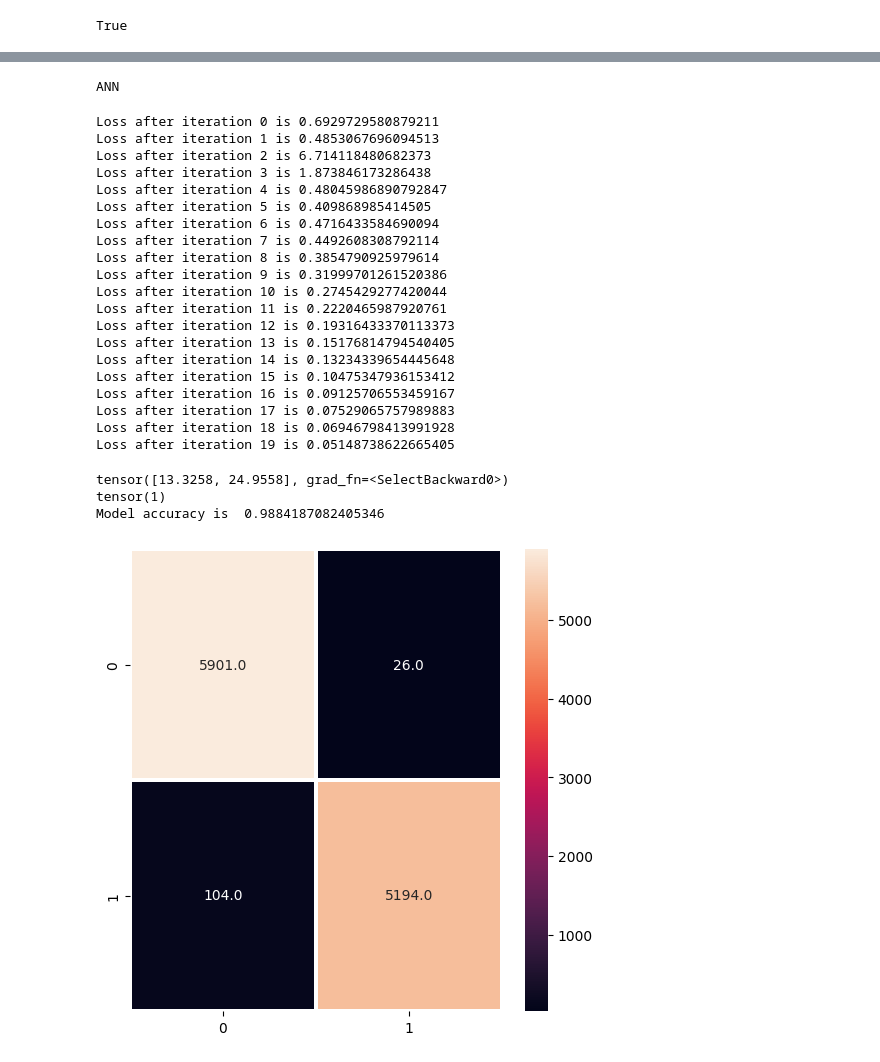
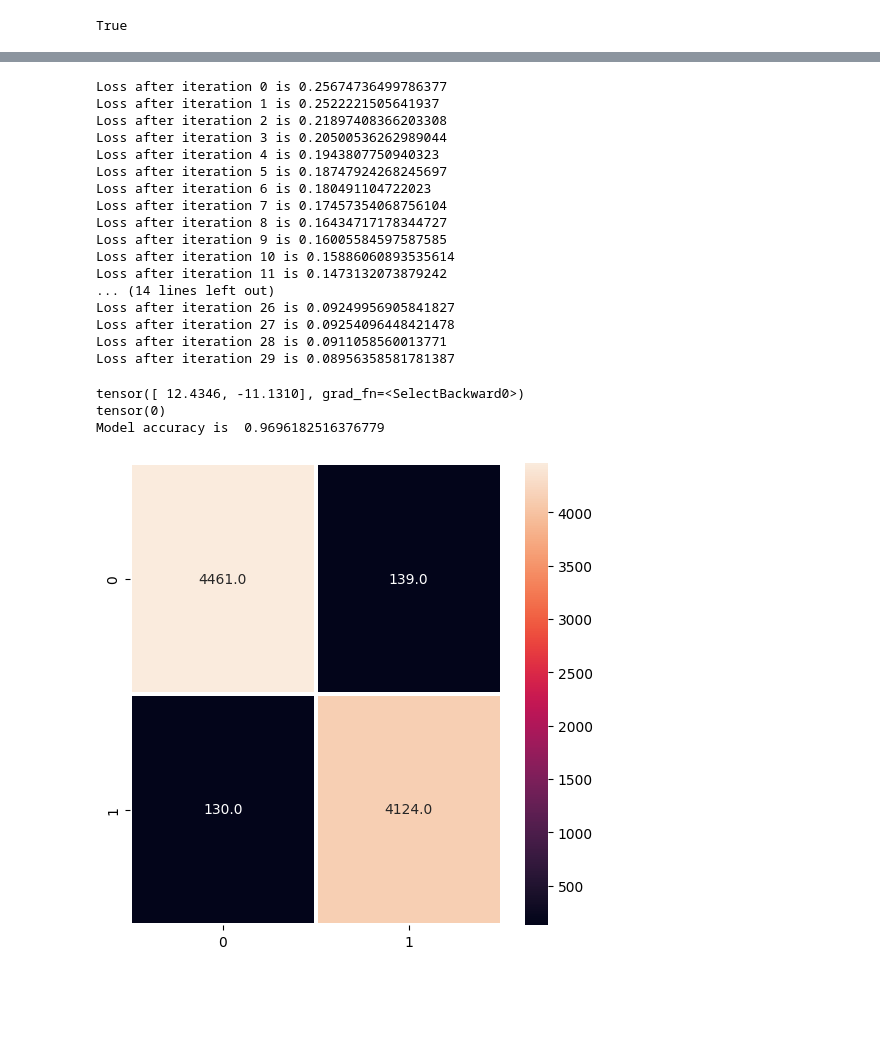
Before and after one commit to hosseindamavandi/Fake-News-Detection, a Jupyter notebook: Note-Books/ANN/ANN_Using_Dropout.ipynb, the cells around one changed output, grey strips where cells are left out. Saved outputs shown, nothing was run; the diff lists cells and outputs as text; code cells hidden in the pictures; blank space fills up the shorter version.

```diff
--- a/Note-Books/ANN/ANN_Using_Dropout.ipynb
+++ b/Note-Books/ANN/ANN_Using_Dropout.ipynb
@@ -284,3 +201,7 @@ print(Y_test.shape)
+# %%
+from sklearn.model_selection import train_test_split
+# Split the data into training and testing sets
+X_train, X_test, y_train, y_test = train_test_split(X_combined, y, test_size=0.2, random_state=42)
 # %%
 """
 pytorch
@@ -300,17 +221,17 @@ train test split
 """
 from sklearn.model_selection import train_test_split
 # %%
-print("ANN")
 class ANN(nn.Module):
 
     def __init__(self):
 
         super(ANN, self).__init__()
-        self.linear1 = nn.Linear(5008, 2000)
+        # self.linear1 = nn.Linear(5008, 200)
+        self.linear1 = nn.Linear(200, 1000)
         self.relu1 = nn.ReLU()
         self.dropout1 = nn.Dropout(0.5)  # Add dropout layer
 
-        self.linear2 = nn.Linear(2000, 500)
+        self.linear2 = nn.Linear(1000, 500)
         self.relu2 = nn.ReLU()
         self.dropout2 = nn.Dropout(0.5)
 
@@ -348,26 +269,24 @@ class ANN(nn.Module):
         return out
 
 
-model = ANN()
-optimizer = torch.optim.Adam(model.parameters(),lr=0.01)
+ann_model = ANN()
+optimizer = torch.optim.Adam(ann_model.parameters(),lr=0.01)
 # optimizer = torch.optim.Adam(model.parameters(), lr=0.01 * (0.1 ** (epoch // 10)))
 # optimizer = torch.optim.AdamW(model.parameters(), lr=0.01)
 
 
 error = nn.CrossEntropyLoss()
-# %% [output]
-ANN
 # %%
 # Converting numpy arrays into pytorch tensors
 X_train = torch.Tensor(X_train)
 
 # You must convert it into LongTensor. I did it once
-Y_train = torch.Tensor(Y_train).type(torch.LongTensor)
+y_train = torch.Tensor(y_train).type(torch.LongTensor)
 
 X_test = torch.Tensor(X_test)
-Y_test = torch.Tensor(Y_test)
+y_test = torch.Tensor(y_test)
 
-EPOCHS = 20
+EPOCHS = 30
 
 for epoch in range(EPOCHS):
 
@@ -375,10 +294,10 @@ for epoch in range(EPOCHS):
     optimizer.zero_grad()
 
     # Forward Propagation
-    outs = model(X_train)
+    outs = ann_model(X_train)
 
     # Computing Loss
-    loss = error(outs,Y_train)
+    loss = error(outs,y_train)
 
     # Backward propagation
     loss.backward()
@@ -389,49 +308,46 @@ for epoch in range(EPOCHS):
     # Printing loss
     print(f"Loss after iteration {epoch} is {loss}")
 # %% [output]
-Loss after iteration 0 is 0.6929729580879211
-Loss after iteration 1 is 0.4853067696094513
-Loss after iteration 2 is 6.714118480682373
-Loss after iteration 3 is 1.873846173286438
-Loss after iteration 4 is 0.48045986890792847
-Loss after iteration 5 is 0.409868985414505
-Loss after iteration 6 is 0.4716433584690094
-Loss after iteration 7 is 0.4492608308792114
-Loss after iteration 8 is 0.3854790925979614
-Loss after iteration 9 is 0.31999701261520386
-Loss after iteration 10 is 0.2745429277420044
-Loss after iteration 11 is 0.2220465987920761
-Loss after iteration 12 is 0.19316433370113373
-Loss after iteration 13 is 0.15176814794540405
-Loss after iteration 14 is 0.13234339654445648
-Loss after iteration 15 is 0.10475347936153412
-Loss after iteration 16 is 0.09125706553459167
-Loss after iteration 17 is 0.07529065757989883
-Loss after iteration 18 is 0.06946798413991928
-Loss after iteration 19 is 0.05148738622665405
+Loss after iteration 0 is 0.25674736499786377
+Loss after iteration 1 is 0.2522221505641937
+Loss after iteration 2 is 0.21897408366203308
+Loss after iteration 3 is 0.20500536262989044
+Loss after iteration 4 is 0.1943807750940323
+Loss after iteration 5 is 0.18747924268245697
+Loss after iteration 6 is 0.180491104722023
+Loss after iteration 7 is 0.17457354068756104
+Loss after iteration 8 is 0.16434717178344727
+Loss after iteration 9 is 0.16005584597587585
+Loss after iteration 10 is 0.15886060893535614
+Loss after iteration 11 is 0.1473132073879242
+... (14 lines left out)
+Loss after iteration 26 is 0.09249956905841827
+Loss after iteration 27 is 0.09254096448421478
+Loss after iteration 28 is 0.0911058560013771
+Loss after iteration 29 is 0.08956358581781387
 # %%
 # Importing metrics
 from sklearn.metrics import accuracy_score,confusion_matrix
 
 
 # Prediction
-y_head = model(X_test)
+y_head = ann_model(X_test)
 print(y_head[0])
 # Converting Prediction into labels
 y_pred = torch.max(y_head,1)[1]
 print(y_pred[0])
 
 # Accuracy score
-print("Model accuracy is ",accuracy_score(y_pred,Y_test))
+print("Model accuracy is ",accuracy_score(y_pred,y_test))
 # %% [output]
-tensor([13.3258, 24.9558], grad_fn=<SelectBackward0>)
-tensor(1)
-Model accuracy is  0.9884187082405346
+tensor([ 12.4346, -11.1310], grad_fn=<SelectBackward0>)
+tensor(0)
+Model accuracy is  0.9696182516376779
 # %%
-confusion_matrix = confusion_matrix(y_pred=y_pred,y_true=Y_test)
+confusion_matrix = confusion_matrix(y_pred=y_pred,y_true=y_test)
 
 fig,ax = plt.subplots(figsize=(6,6))
 sns.heatmap(confusion_matrix,annot=True,fmt="0.1f",linewidths=1.5)
 plt.show()
 # %% [output]
-[figure, old version]
+[figure, new version]
```
Also changed, not shown: parts of 27 cells of this notebook.
